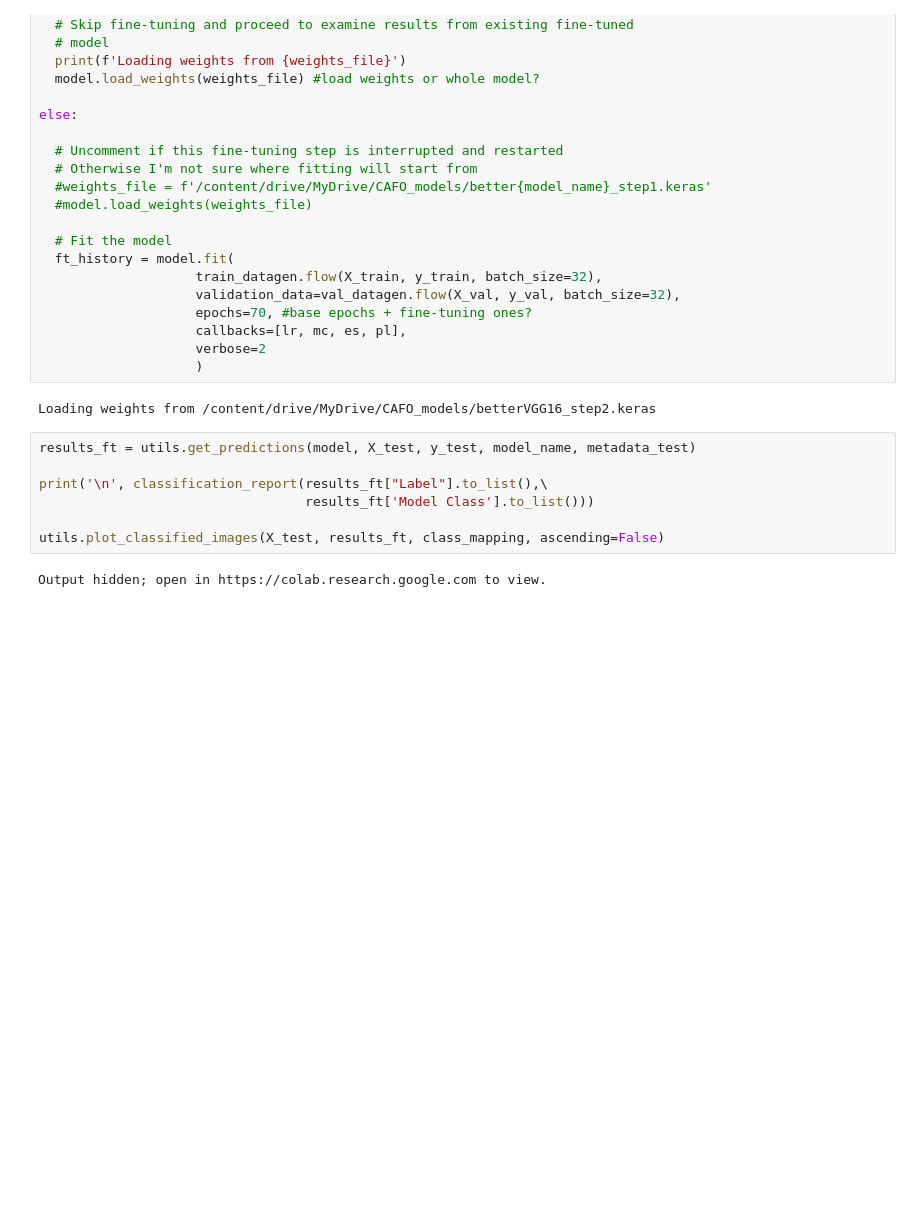
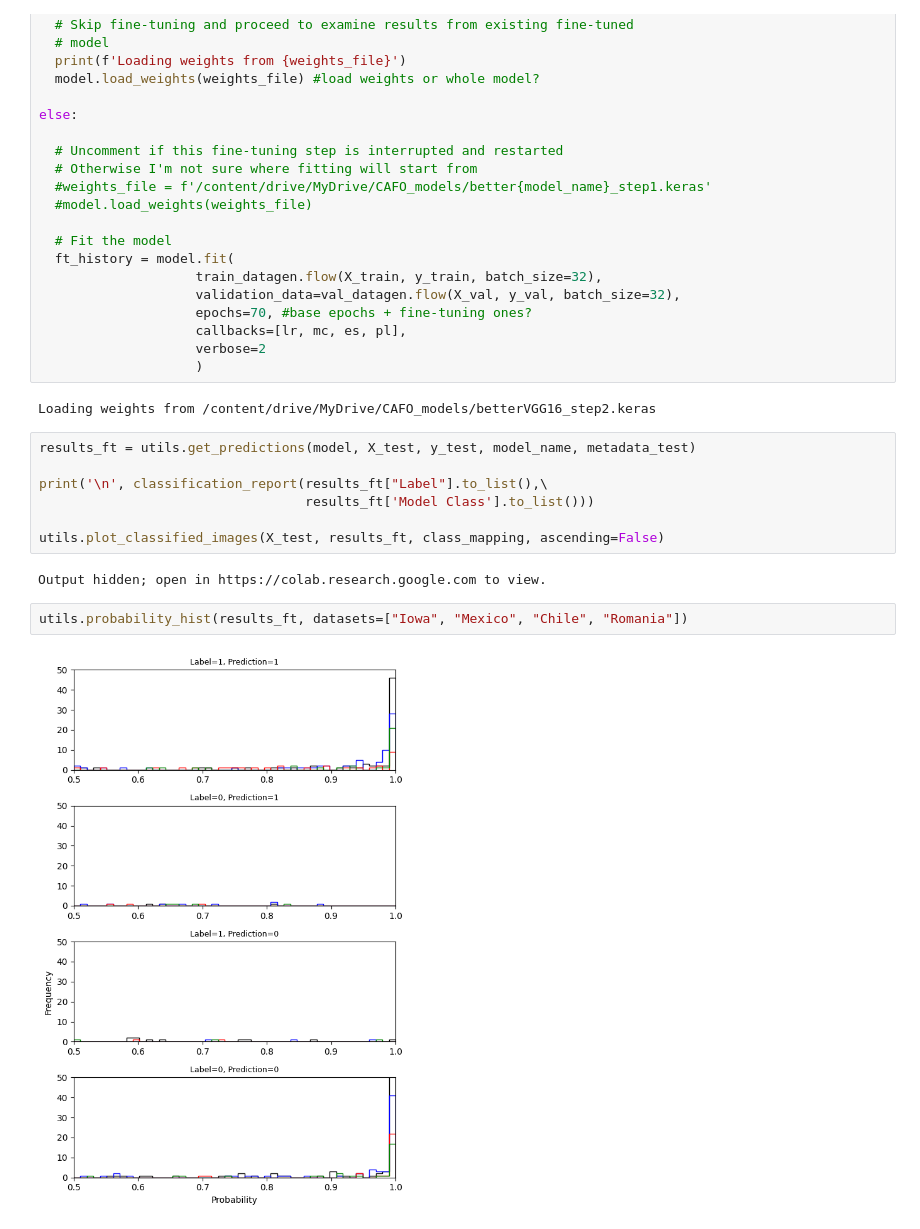
Before and after one commit to rachelemason/CAFO-AI, a Jupyter notebook: 12_betterModel.ipynb, the cells around one changed output. Drawn from its saved outputs; the diff is of its cells as text; blank space fills up the shorter version.

```diff
--- a/12_betterModel.ipynb
+++ b/12_betterModel.ipynb
@@ -375,6 +386,10 @@ print('\n', classification_report(results_ft["Label"].to_list(),\
 utils.plot_classified_images(X_test, results_ft, class_mapping, ascending=False)
 # %% [output]
 Output hidden; open in https://colab.research.google.com to view.
+# %%
+utils.probability_hist(results_ft, datasets=["Iowa", "Mexico", "Chile", "Romania"])
+# %% [output]
+[figure, added]
 # %%
 # Define the last convolutional layer based on the model type
 last_conv_layer_name = 'block4_conv3' if use_model == VGG16 else 'top_conv'
```
Also changed, not shown: parts of 9 cells of this notebook, 2 other files.
